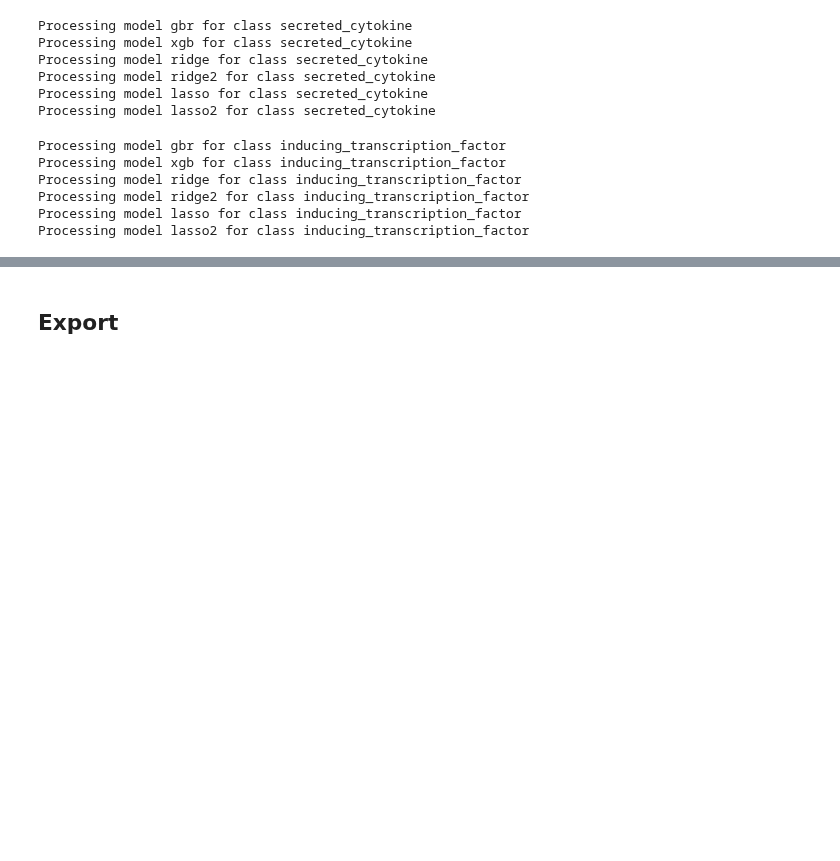
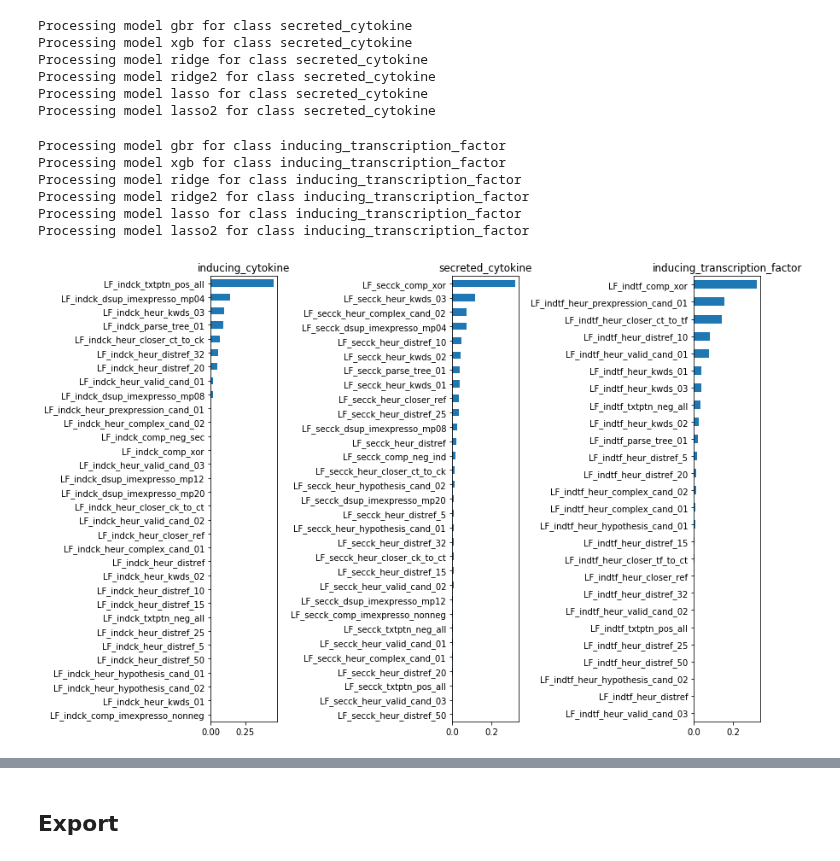
Before and after one commit to hammerlab/t-cell-relation-extraction, a Jupyter notebook: pipeline/10-modeling-est-dev.ipynb, the cells around one changed output, grey strips where cells are left out. Saved outputs shown, nothing was run; the diff lists cells and outputs as text; code cells hidden in the pictures; blank space fills up the shorter version.

```diff
--- a/pipeline/10-modeling-est-dev.ipynb
+++ b/pipeline/10-modeling-est-dev.ipynb
@@ -78,3 +79,7 @@ y.value_counts()
 1    137
 0    137
 dtype: int64
+# %%
+def get_feature_names(candidate_class):
+    return get_features(candidate_class, SPLIT_DEV).columns.to_list()
+get_feature_names(classes.inducing_cytokine)[:5]
@@ -228,6 +239,26 @@ Processing model ridge for class inducing_transcription_factor
 Processing model ridge2 for class inducing_transcription_factor
 Processing model lasso for class inducing_transcription_factor
 Processing model lasso2 for class inducing_transcription_factor
+# %%
+def get_feature_importance(res):
+    res = [r for r in res if isinstance(r['est'], GridSearchCV) and isinstance(r['est'].best_estimator_, GradientBoostingClassifier)]
+    imps = {}
+    for r in res:
+        est = r['est'].best_estimator_
+        candidate_class = {classes[c].field: classes[c] for c in classes}[r['task']]
+        imps[r['task']] = pd.Series(est.feature_importances_, get_feature_names(candidate_class))
+    return imps
+# %%
+imps = get_feature_importance(res)
+# %%
+import matplotlib.pyplot as plt
+fig, axs = plt.subplots(1, len(imps))
+fig.set_size_inches(4 * len(imps), 8)
+for i, (k, v) in enumerate(imps.items()):
+    v.sort_values().plot.barh(title=k, ax=axs[i])
+plt.tight_layout()
+# %% [output]
+[figure, added]
 # %%
 dfs = pd.concat([
     pd.DataFrame([
```
Also changed, not shown: parts of 8 cells of this notebook, 9 other files.
